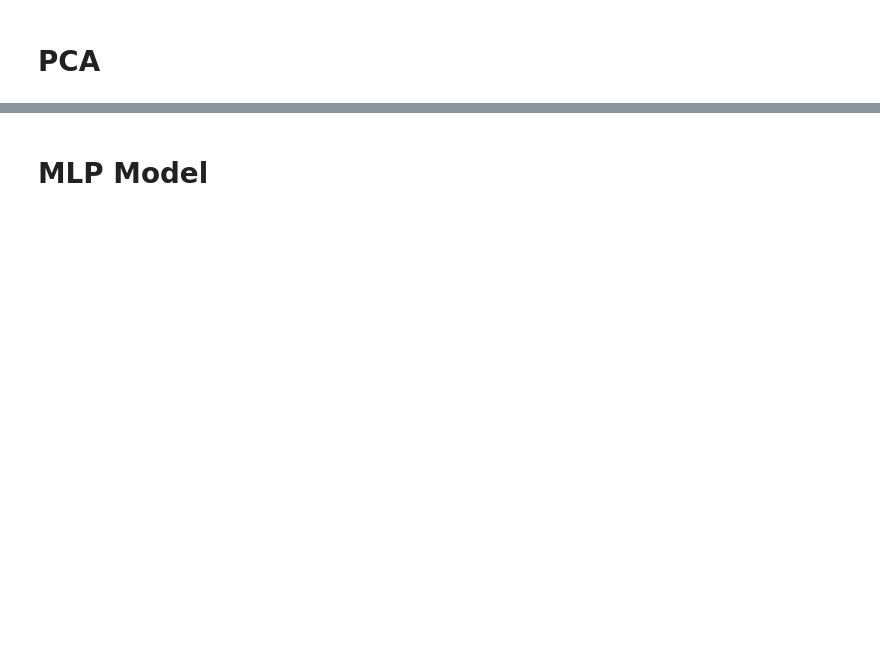
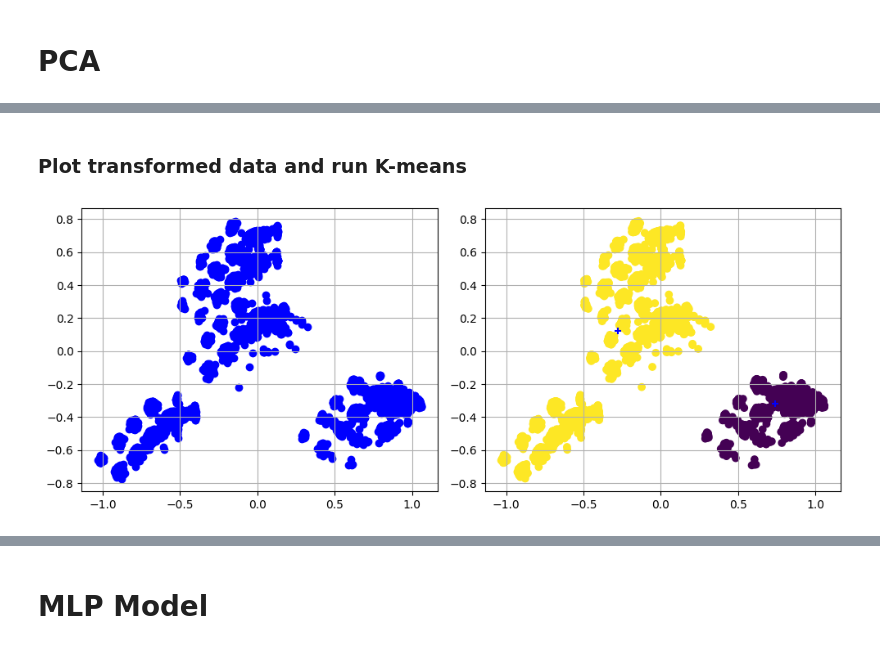
Before and after one commit to Apollos1301/online_shopping_intention, a Jupyter notebook: main.ipynb, the cells around one changed output, grey strips where cells are left out. Saved outputs shown, nothing was run; the diff lists cells and outputs as text; code cells hidden in the pictures; blank space fills up the shorter version.

```diff
--- a/main.ipynb
+++ b/main.ipynb
@@ -182,25 +156,24 @@ pca_data["VisitorType"]
+# %% [markdown]
+### Plot transformed data and run K-means
 # %%
-fig, axs = plt.subplots(1, 3, figsize=(16, 4))
+fig, axs = plt.subplots(1, 2, figsize=(10, 4))
 
 axs[0].grid()
-axs[0].scatter(x[pca_data["VisitorType"].values == 0, 0], x[pca_data["VisitorType"].values == 0, 1], c="blue", label="new/other customers")
-axs[0].scatter(x[pca_data["VisitorType"].values == 1, 0], x[pca_data["VisitorType"].values == 1, 1], c="green", label="returning customers")
-axs[0].legend()
+axs[0].scatter(x[:,0], x[:,1], c="blue", label="reduced dimension")
 
 k_means = KMeans(n_clusters= 2,init= 'k-means++',max_iter= 300,n_init= 10,random_state= 0,tol= 0.001)
 y_clusters = k_means.fit_predict(x)
 
 axs[1].grid()
 axs[1].scatter(x[:,0], x[:,1], c=y_clusters)
 axs[1].scatter(k_means.cluster_centers_[:,0],k_means.cluster_centers_[:,1], c="blue", marker="+")
 
-axs[2].grid()
-axs[2].scatter(x[pca_data["Revenue"].values == 1,0], x[pca_data["Revenue"].values == 1,1])
-
 plt.tight_layout()
 plt.show()
-print(f'{round((len(pca_data[pca_data["Revenue"] == 0].Revenue.values) / len(pca_data["Revenue"]))*100, 2)} %')
-print(f'{round((len(pca_data[pca_data["Revenue"] == 1].Revenue.values)/ len(pca_data["Revenue"]))*100, 2)} %')
+# print(f'{round((len(pca_data[pca_data["Revenue"] == 0].Revenue.values) / len(pca_data["Revenue"]))*100, 2)} %')
+# print(f'{round((len(pca_data[pca_data["Revenue"] == 1].Revenue.values)/ len(pca_data["Revenue"]))*100, 2)} %')
+# %% [output]
+[figure, added]
 # %%
 from mpl_toolkits.mplot3d import Axes3D
 
```
Also changed, not shown: parts of 33 cells of this notebook.
